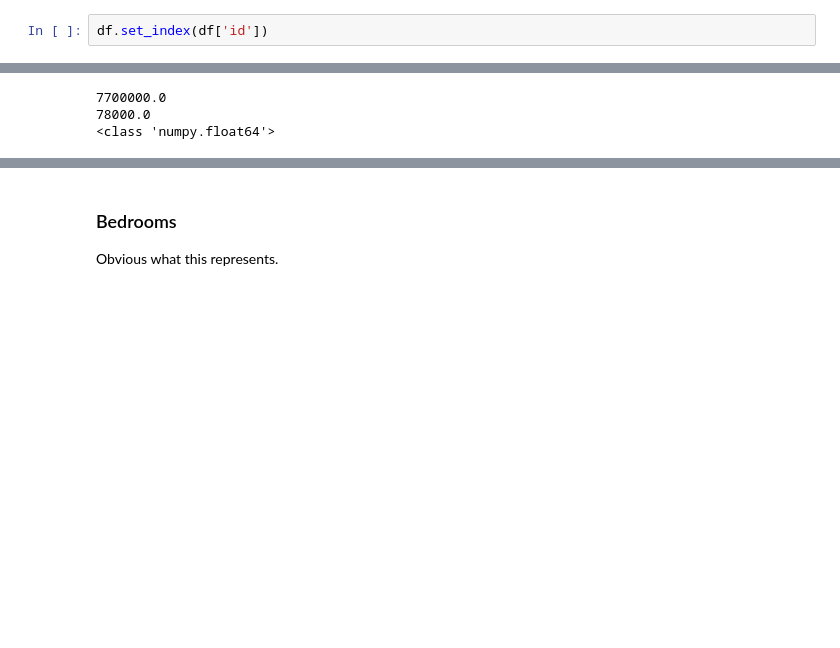
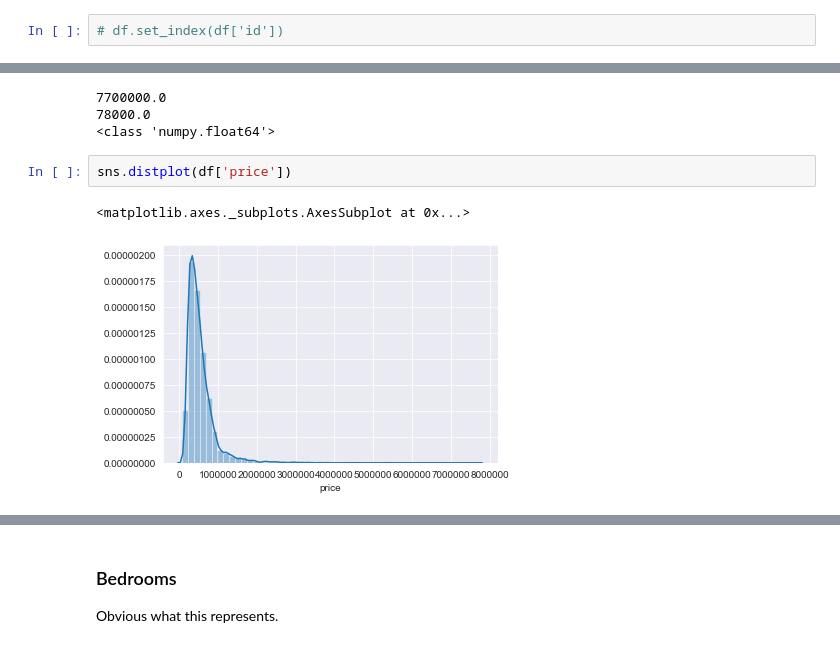
Before and after one commit to BanjiAjayi/Project1, a Jupyter notebook: Matt/Matt_Project_Cleaning.ipynb, the cells around one changed output, grey strips where cells are left out. Drawn from its saved outputs; the diff is of its cells as text; blank space fills up the shorter version.

```diff
--- a/Matt/Matt_Project_Cleaning.ipynb
+++ b/Matt/Matt_Project_Cleaning.ipynb
@@ -185,4 +185,4 @@ dup_houses[:10]
  (526059224, 2),
  (641900050, 2)]
 # %%
-df.set_index(df['id'])
+# df.set_index(df['id'])
@@ -312,3 +297,8 @@ print(type(df['price'][0]))
 7700000.0
 78000.0
 <class 'numpy.float64'>
+# %%
+sns.distplot(df['price'])
+# %% [output]
+<matplotlib.axes._subplots.AxesSubplot at 0x...>
+[figure, added]
```
Also changed, not shown: parts of 15 cells of this notebook, 1 other file.
